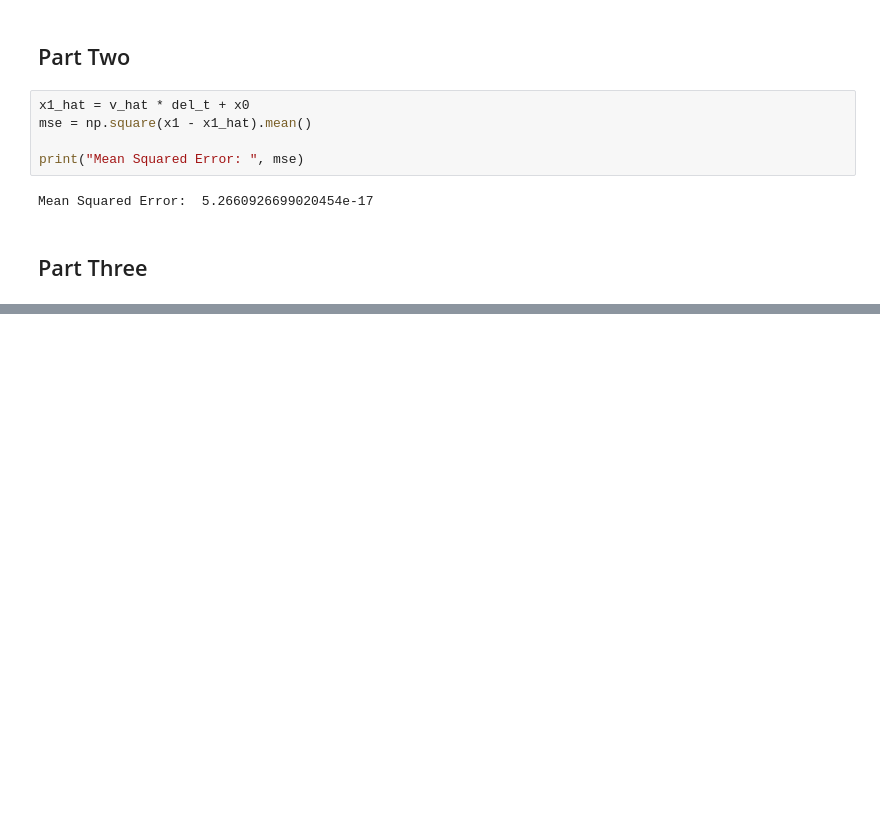
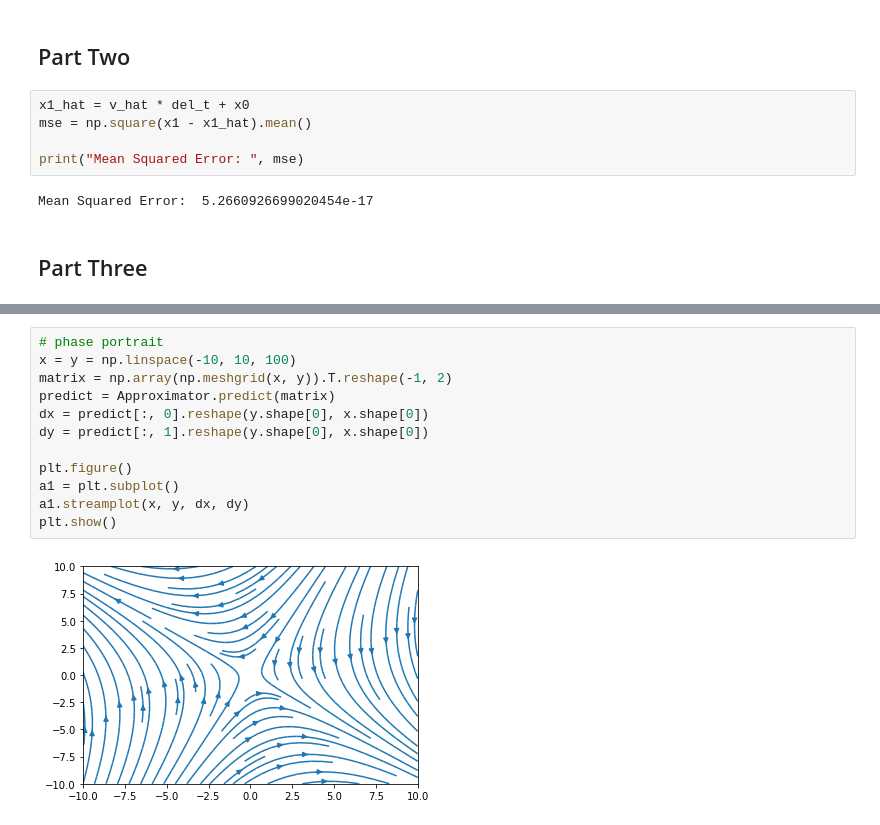
Before and after one commit to JWatter/ExtractingDynamicalSystemsFromData, a Jupyter notebook: task2.ipynb, the cells around one changed output, grey strips where cells are left out. Drawn from its saved outputs; the diff is of its cells as text; blank space fills up the shorter version.

```diff
--- a/task2.ipynb
+++ b/task2.ipynb
@@ -30,0 +49,14 @@ Mean Squared Error:  5.2660926699020454e-17
+# %%
+# phase portrait
+x = y = np.linspace(-10, 10, 100)
+matrix = np.array(np.meshgrid(x, y)).T.reshape(-1, 2)
+predict = Approximator.predict(matrix)
+dx = predict[:, 0].reshape(y.shape[0], x.shape[0])
+dy = predict[:, 1].reshape(y.shape[0], x.shape[0])
+
+plt.figure()
+a1 = plt.subplot()
+a1.streamplot(x, y, dx, dy)
+plt.show()
+# %% [output]
+[figure, added]
```
Also changed, not shown: parts of 1 cell of this notebook, 2 other files.
